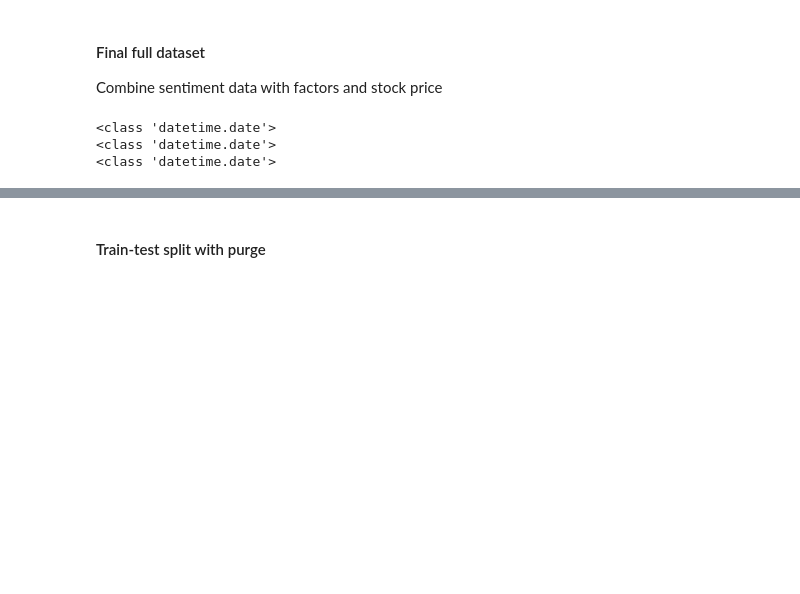
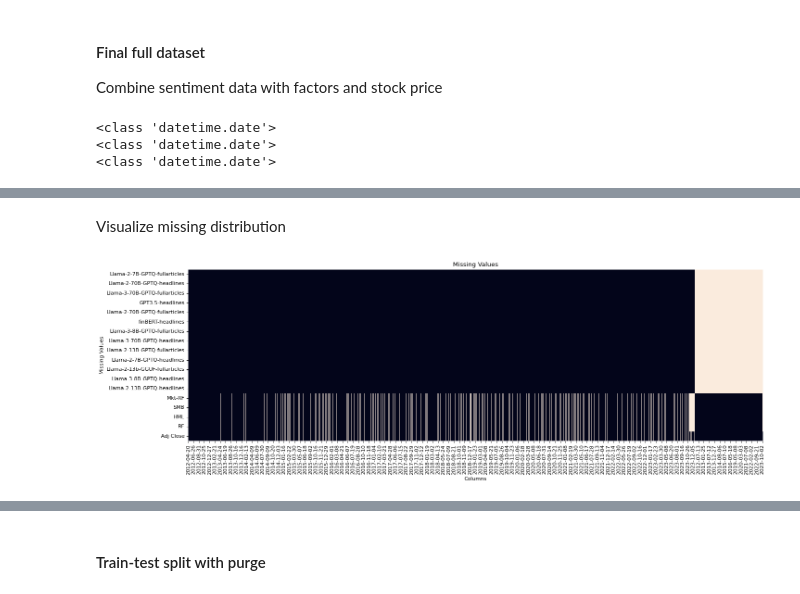
Before and after one commit to gregiberri/llm_financial_sentiment_analysis, a Jupyter notebook: notebooks/7_stock_prediction.ipynb, the cells around one changed output, grey strips where cells are left out. Cells and saved outputs as stored; diff of their text form; code cells hidden in the pictures; blank space fills up the shorter version.

```diff
--- a/notebooks/7_stock_prediction.ipynb
+++ b/notebooks/7_stock_prediction.ipynb
@@ -138,0 +141,5 @@ Name: count, dtype: int64
+# %%
+merged_df[merged_df==0] = 1
+merged_df[merged_df > 5] = 5
+for column in merged_df.columns: #[:-1]
+    print(merged_df[column].value_counts())
@@ -214,3 +239,5 @@ stock_price.head()
+# %%
+stock_price = stock_price[['Adj Close']]
 # %% [markdown]
 #### Fama-French 3 factors
 
@@ -267,5 +294,4 @@ print(type(stock_price.index[0]))
 # %%
 df_full = pd.concat([sent_daily, ff3, stock_price],
                     axis=1,
-                    join='inner')
-df_full
+                    join='outer')
@@ -286,0 +322,15 @@ df_full
+# %% [markdown]
+Visualize missing distribution
+# %%
+# df_full[df_full.isna().any(axis=1)].index
+plt.figure(figsize=(20, 6), dpi=80)
+ax = plt.axes()
+sns.heatmap(df_full.isna().transpose(), cbar=False, ax=ax)
+plt.title("Missing Values", fontsize=12)
+plt.xlabel("Columns", fontsize = 10)
+plt.ylabel("Missing Values", fontsize = 10)
+plt.show()
+
+# df_full.loc[datetime.date(2013, 4, 24):datetime.date(2013, 6, 19)]
+# %% [output]
+[figure, added]
```
Also changed, not shown: parts of 13 cells of this notebook, 1 other file.
